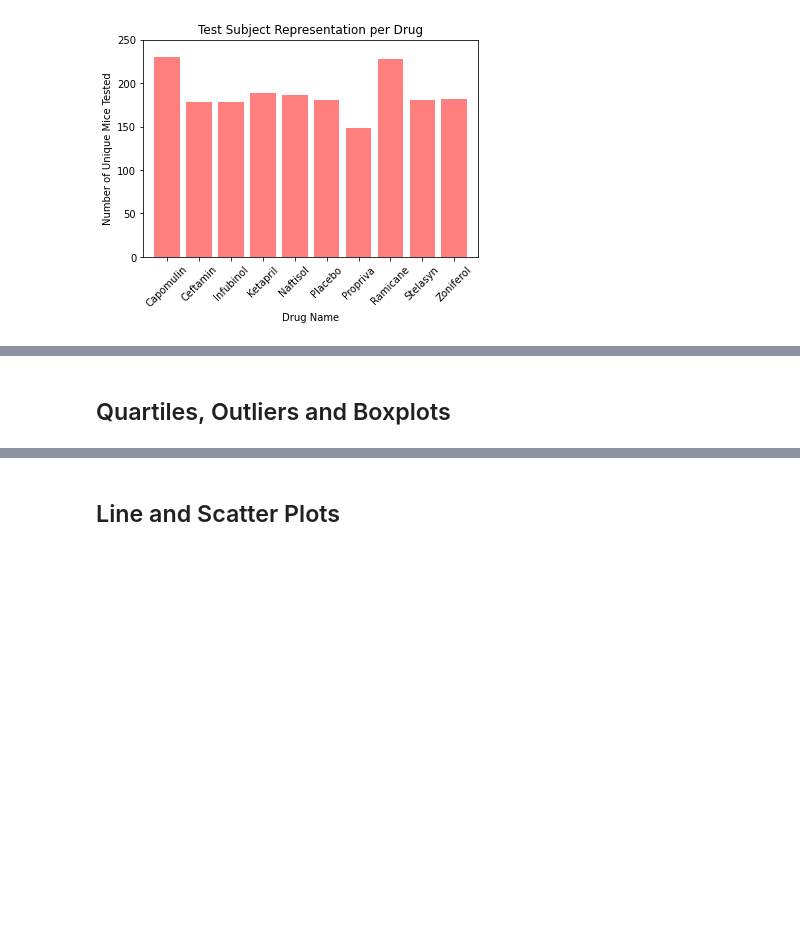
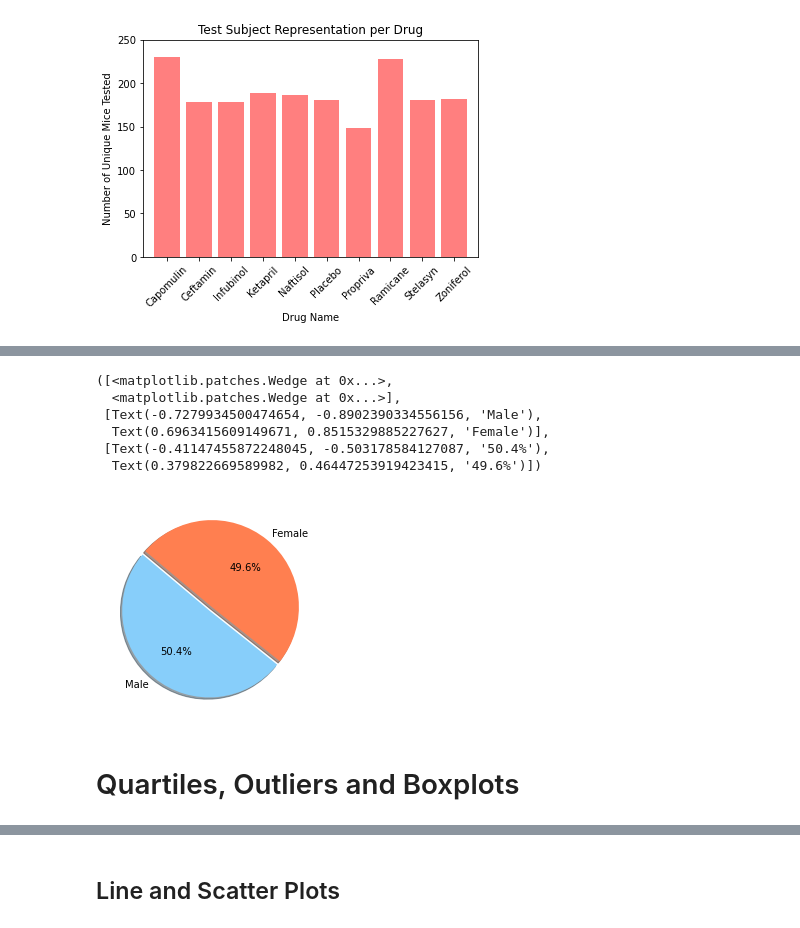
Before and after one commit to drainganggtb/Pymaceuticals-, a Jupyter notebook: Pymaceuticals/pymaceuticals_starter.ipynb, the cells around one changed output, grey strips where cells are left out. Saved outputs shown, nothing was run; the diff lists cells and outputs as text; code cells hidden in the pictures; blank space fills up the shorter version.

```diff
--- a/Pymaceuticals/pymaceuticals_starter.ipynb
+++ b/Pymaceuticals/pymaceuticals_starter.ipynb
@@ -186,7 +196,21 @@ Text(0.5, 1.0, 'Test Subject Representation per Drug')
 # %%
 # Generate a pie plot showing the distribution of female versus male mice using pyplot
+labels=['Male', 'Female']
+sizes=[50.403, 49.597]
+colors=['lightskyblue', 'coral']
+explode=(0.05, 0)
+
+plt.pie(sizes, explode=explode, labels=labels, colors=colors, autopct="%1.1f%%", shadow=True, startangle=140)
+# %% [output]
+([<matplotlib.patches.Wedge at 0x...>,
+  <matplotlib.patches.Wedge at 0x...>],
+ [Text(-0.7279934500474654, -0.8902390334556156, 'Male'),
+  Text(0.6963415609149671, 0.8515329885227627, 'Female')],
+ [Text(-0.41147455872248045, -0.503178584127087, '50.4%'),
+  Text(0.379822669589982, 0.46447253919423415, '49.6%')])
+[figure, added]
 # %% [markdown]
-## Quartiles, Outliers and Boxplots
+# Quartiles, Outliers and Boxplots
 # %%
 # Calculate the final tumor volume of each mouse across four of the treatment regimens:
 # Capomulin, Ramicane, Infubinol, and Ceftamin
```
Also changed, not shown: parts of 13 cells of this notebook.
